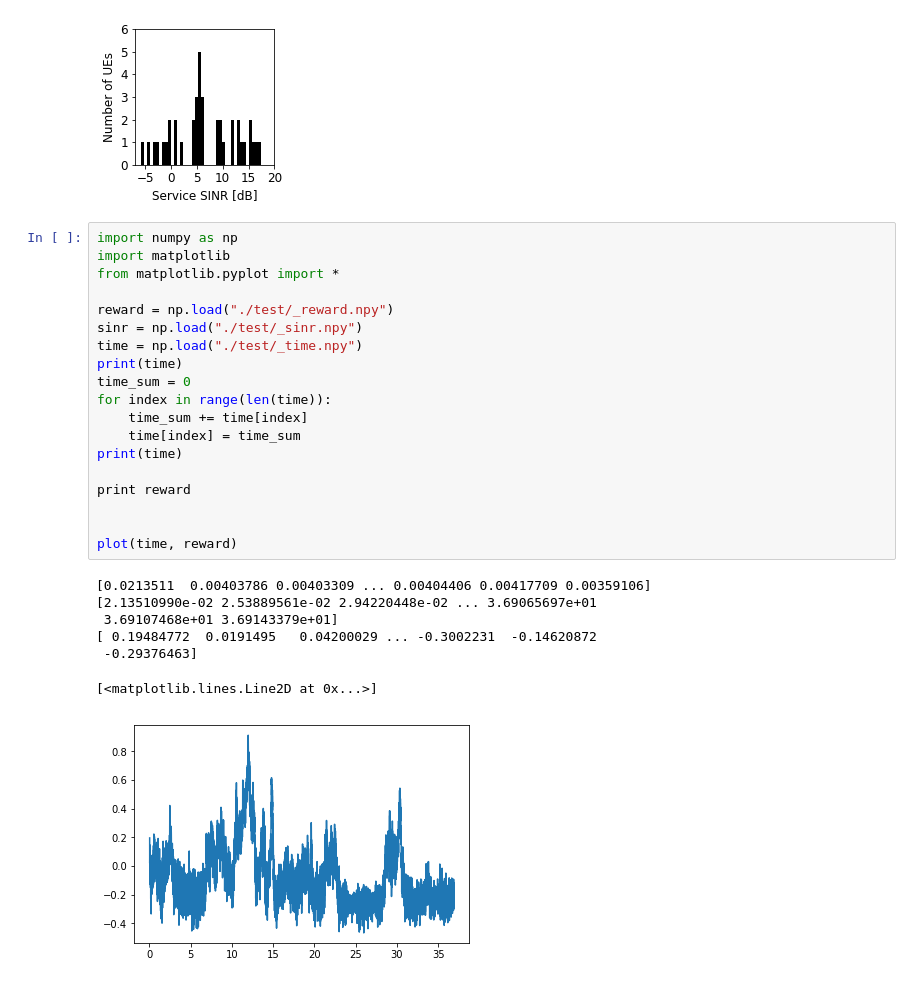
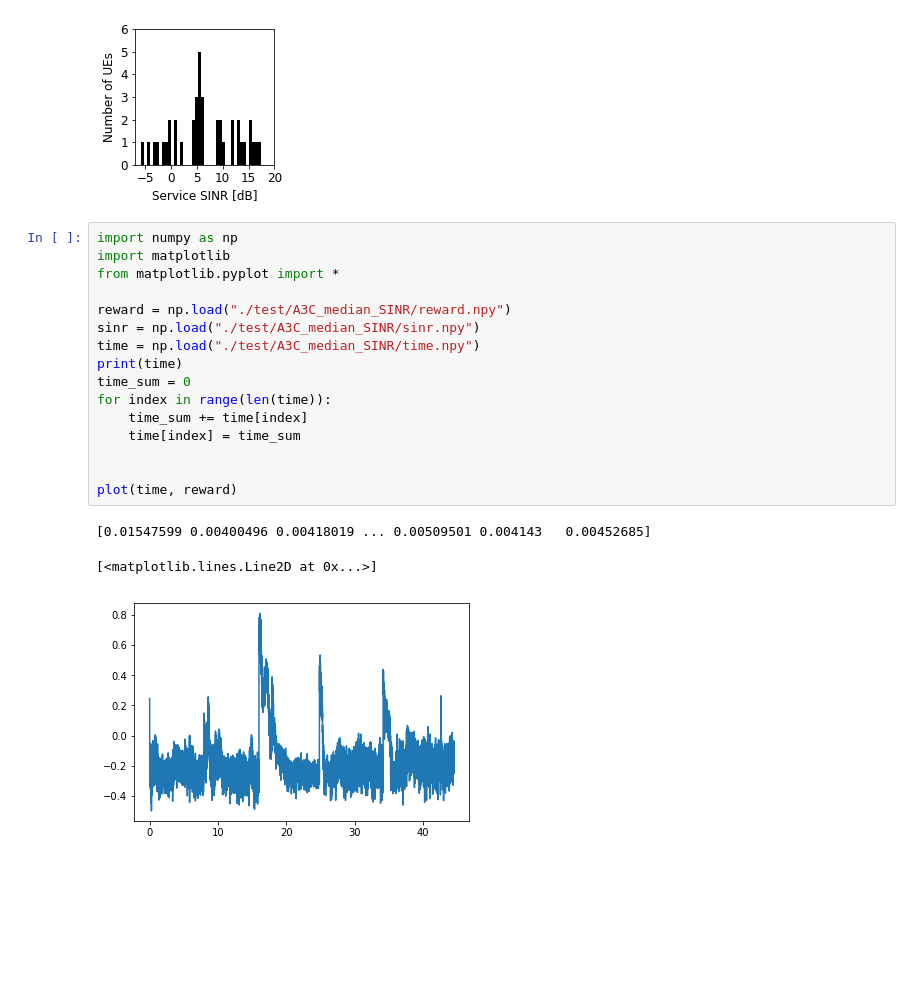
Before and after one commit to SamKnightGit/DRL_UAV_CellularNet, a Jupyter notebook: coverage_plot.ipynb, the cells around one changed output. Cells and saved outputs as stored; diff of their text form; blank space fills up the shorter version.

```diff
--- a/coverage_plot.ipynb
+++ b/coverage_plot.ipynb
@@ -308,30 +308,23 @@ while i <= 3:
 # %%
 import numpy as np
 import matplotlib
 from matplotlib.pyplot import *
 
-reward = np.load("./test/_reward.npy")
-sinr = np.load("./test/_sinr.npy")
-time = np.load("./test/_time.npy")
+reward = np.load("./test/A3C_median_SINR/reward.npy")
+sinr = np.load("./test/A3C_median_SINR/sinr.npy")
+time = np.load("./test/A3C_median_SINR/time.npy")
 print(time)
 time_sum = 0
 for index in range(len(time)):
     time_sum += time[index]
     time[index] = time_sum
-print(time)
-
-print reward
 
 
 plot(time, reward)
 # %% [output]
-[0.0213511  0.00403786 0.00403309 ... 0.00404406 0.00417709 0.00359106]
-[2.13510990e-02 2.53889561e-02 2.94220448e-02 ... 3.69065697e+01
- 3.69107468e+01 3.69143379e+01]
-[ 0.19484772  0.0191495   0.04200029 ... -0.3002231  -0.14620872
- -0.29376463]
+[0.01547599 0.00400496 0.00418019 ... 0.00509501 0.004143   0.00452685]
 [<matplotlib.lines.Line2D at 0x...>]
-[figure, old version]
+[figure, new version]
 # %%
 import numpy as np
 import matplotlib
```
Also changed, not shown: parts of 5 cells of this notebook, 5 other files.
